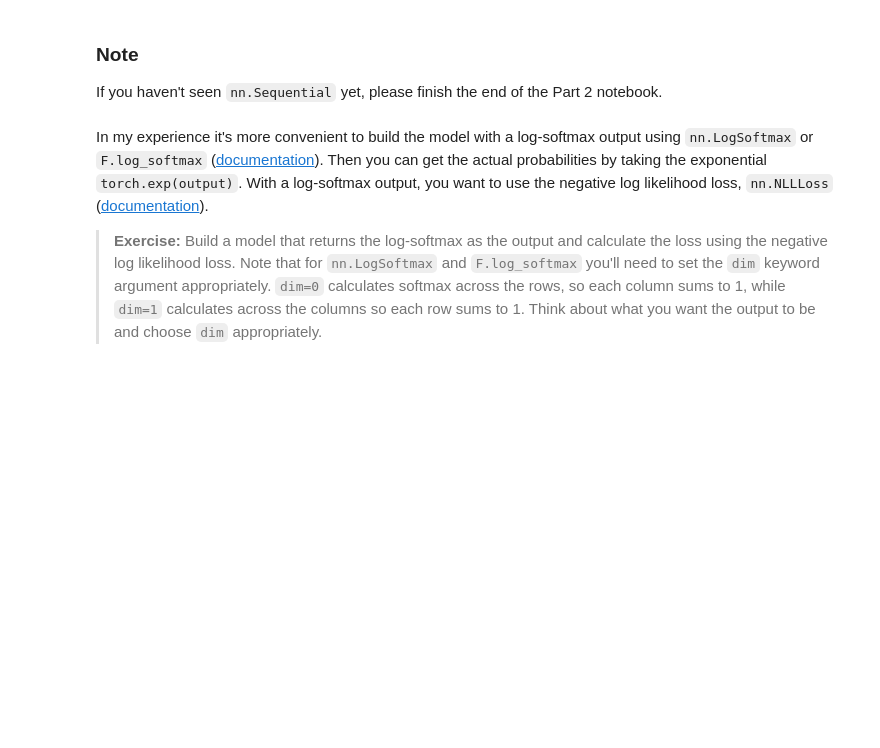
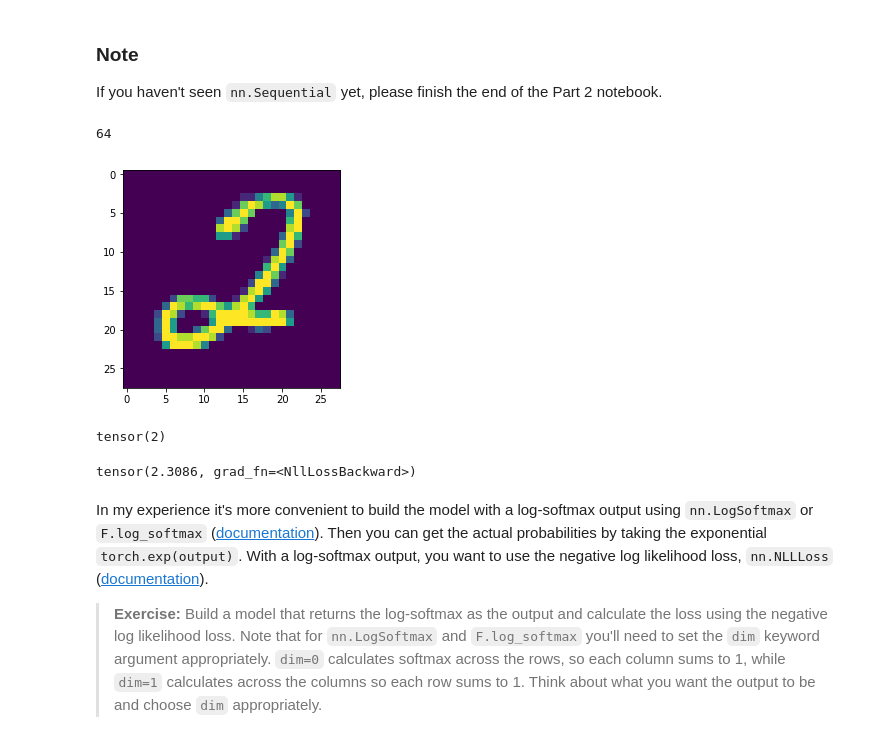
Before and after one commit to NgocVTran/Udacity---PyTorch, a Jupyter notebook: Introduction-to-Neural-Network/deep-learning-v2-pytorch-master/intro-to-pytorch/Part 3 - Training Neural Networks (Exercises).ipynb, the cells around one changed output. Drawn from its saved outputs; the diff is of its cells as text; code cells hidden in the pictures; blank space fills up the shorter version.

```diff
--- a/Introduction-to-Neural-Network/deep-learning-v2-pytorch-master/intro-to-pytorch/Part 3 - Training Neural Networks (Exercises).ipynb
+++ b/Introduction-to-Neural-Network/deep-learning-v2-pytorch-master/intro-to-pytorch/Part 3 - Training Neural Networks (Exercises).ipynb
@@ -96,0 +91,4 @@ print(loss)
+# %%
+len(images)
+# %% [output]
+64
@@ -97,3 +98,21 @@ print(loss)
+# %%
+plt.imshow(images[2].reshape(28,28))
+plt.show()
+# %% [output]
+[figure, added]
+# %%
+labels[2]
+# %% [output]
+tensor(2)
+# %%
+# Forward pass, get our logits
+logits = model(images)
+# Calculate the loss with the logits and the labels
+loss = criterion(logits, labels)
+
+print(loss)
+# %% [output]
+tensor(2.3086, grad_fn=<NllLossBackward>)
 # %% [markdown]
 In my experience it's more convenient to build the model with a log-softmax output using `nn.LogSoftmax` or `F.log_softmax` ([documentation](https://pytorch.org/docs/stable/nn.html#torch.nn.LogSoftmax)). Then you can get the actual probabilities by taking the exponential `torch.exp(output)`. With a log-softmax output, you want to use the negative log likelihood loss, `nn.NLLLoss` ([documentation](https://pytorch.org/docs/stable/nn.html#torch.nn.NLLLoss)).
 
```
Also changed, not shown: parts of 27 cells of this notebook.
